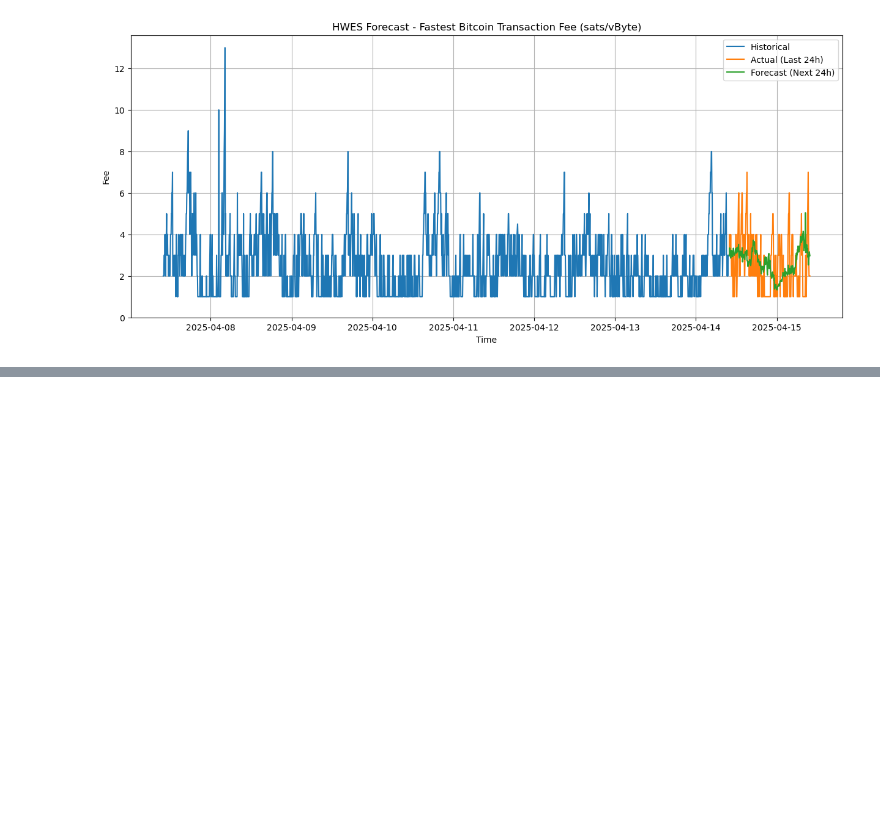
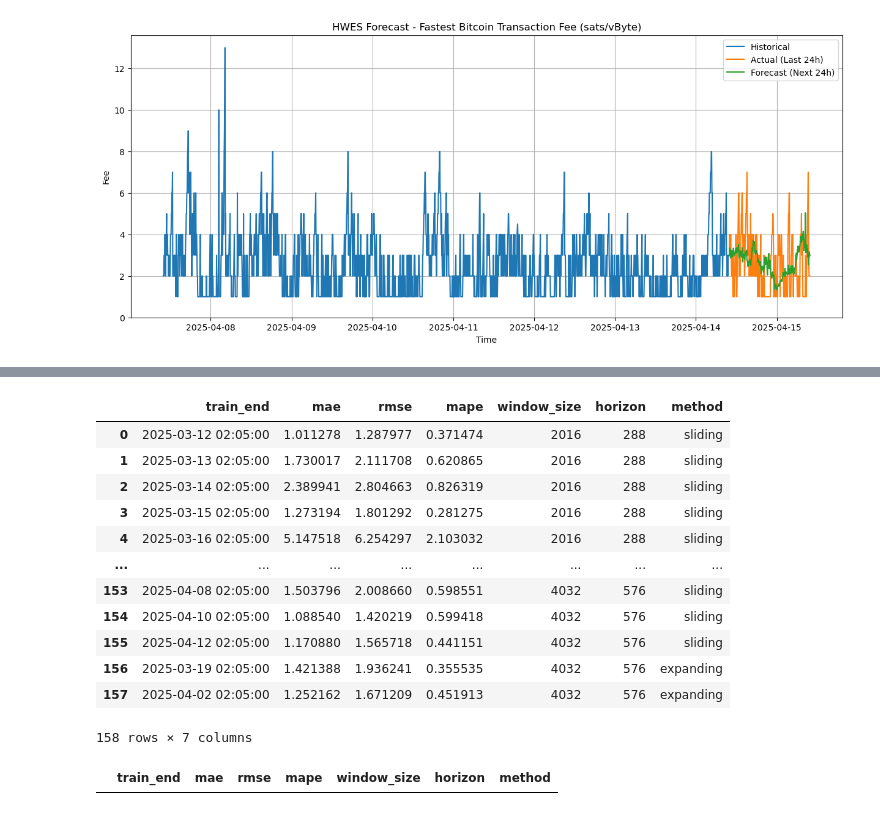
Before and after one commit to UBC-MDS/Capstone_SatCast_Trilemma, a Jupyter notebook: analysis/baseline_hwes.ipynb, the cells around one changed output, grey strips where cells are left out. Drawn from its saved outputs; the diff is of its cells as text; code cells hidden in the pictures; blank space fills up the shorter version.

```diff
--- a/analysis/baseline_hwes.ipynb
+++ b/analysis/baseline_hwes.ipynb
@@ -257,0 +312,32 @@ plt.show()
+# %%
+# Define parameter ranges
+window_sizes = [2016, 2880, 4032]   # e.g., 7 days, 10 days, 14 days (for 5-min data)
+horizons = [288, 576]  # e.g., 24h, 48h
+methods = ['sliding', 'expanding']
+results_all = []
+
+for w in window_sizes:
+    for h in horizons:
+        for m in methods:
+            if m == 'expanding':
+                # For expanding, we need to ensure the window size is not larger than the series length
+                if w > len(train_full):
+                    print(f"Skipping expanding method with window size {w} (too large for series length).")
+                    continue
+
+            # Perform cross-validation
+            print(f"Running with window={w}, horizon={h}, method={m}...")
+            df_result = hwes_train_test(
+                series=series_full,
+                seasonal_periods=288 if best_seasonal else None,
+                horizon=h,
+                window_size=w,
+                method=m,
+                trend=best_trend,
+                seasonal=best_seasonal,
+                damped_trend=best_damped,
+            )
+            df_result["window_size"] = w
+            df_result["horizon"] = h
+            df_result["method"] = m
+            results_all.append(df_result)
@@ -257,0 +357,22 @@ plt.show()
+# %%
+all_results_df = pd.concat(results_all, ignore_index=True)
+all_results_df
+# %% [output]
+|  | train_end | mae | rmse | mape | window_size | horizon | method |
+| 0 | 2025-03-12 02:05:00 | 1.011278 | 1.287977 | 0.371474 | 2016 | 288 | sliding |
+| 1 | 2025-03-13 02:05:00 | 1.730017 | 2.111708 | 0.620865 | 2016 | 288 | sliding |
+| 2 | 2025-03-14 02:05:00 | 2.389941 | 2.804663 | 0.826319 | 2016 | 288 | sliding |
+| 3 | 2025-03-15 02:05:00 | 1.273194 | 1.801292 | 0.281275 | 2016 | 288 | sliding |
+| 4 | 2025-03-16 02:05:00 | 5.147518 | 6.254297 | 2.103032 | 2016 | 288 | sliding |
+| ... | ... | ... | ... | ... | ... | ... | ... |
+| 153 | 2025-04-08 02:05:00 | 1.503796 | 2.008660 | 0.598551 | 4032 | 576 | sliding |
+| 154 | 2025-04-10 02:05:00 | 1.088540 | 1.420219 | 0.599418 | 4032 | 576 | sliding |
+| 155 | 2025-04-12 02:05:00 | 1.170880 | 1.565718 | 0.441151 | 4032 | 576 | sliding |
+| 156 | 2025-03-19 02:05:00 | 1.421388 | 1.936241 | 0.355535 | 4032 | 576 | expanding |
+| 157 | 2025-04-02 02:05:00 | 1.252162 | 1.671209 | 0.451913 | 4032 | 576 | expanding |
+158 rows × 7 columns
+# %%
+# Check for NaN values in the results
+all_results_df[all_results_df.isna().any(axis=1)]
+# %% [output]
+|  | train_end | mae | rmse | mape | window_size | horizon | method |
```
Also changed, not shown: parts of 16 cells of this notebook, 2 other files.
